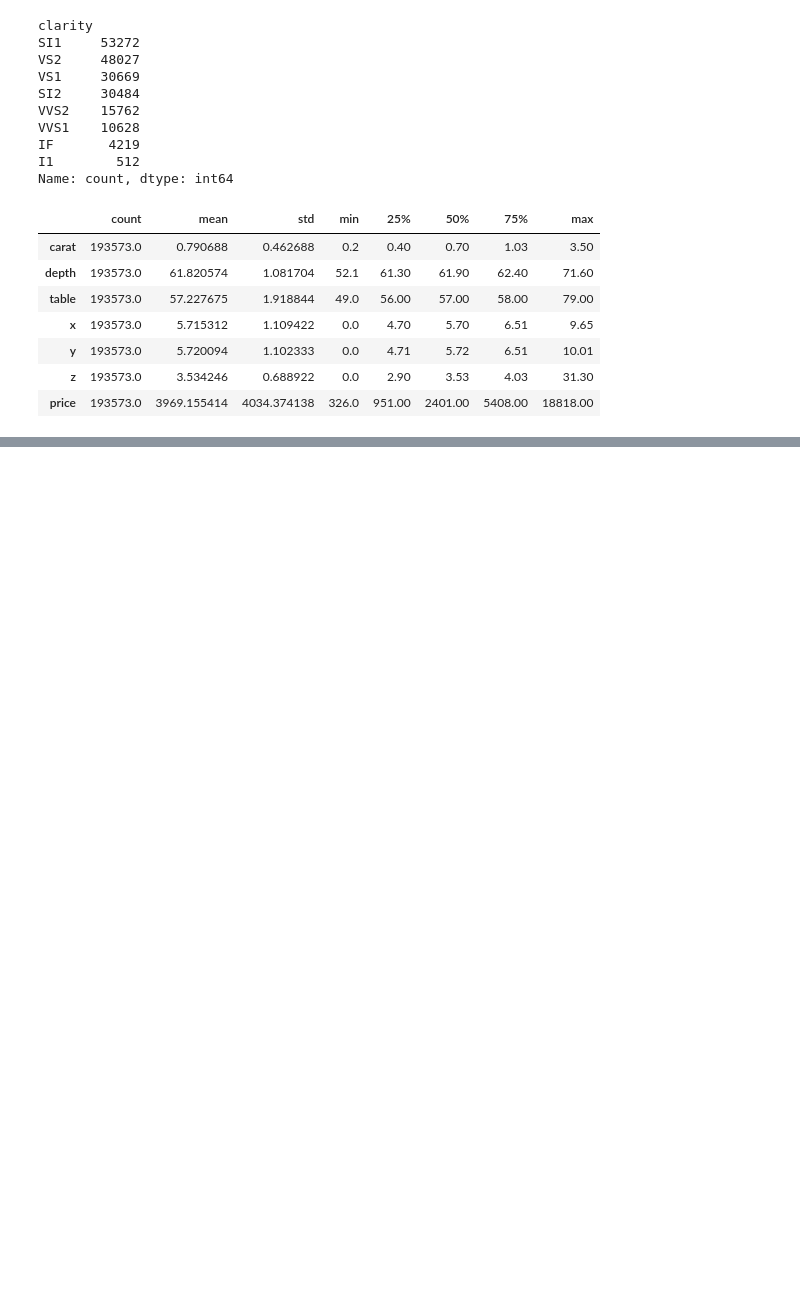
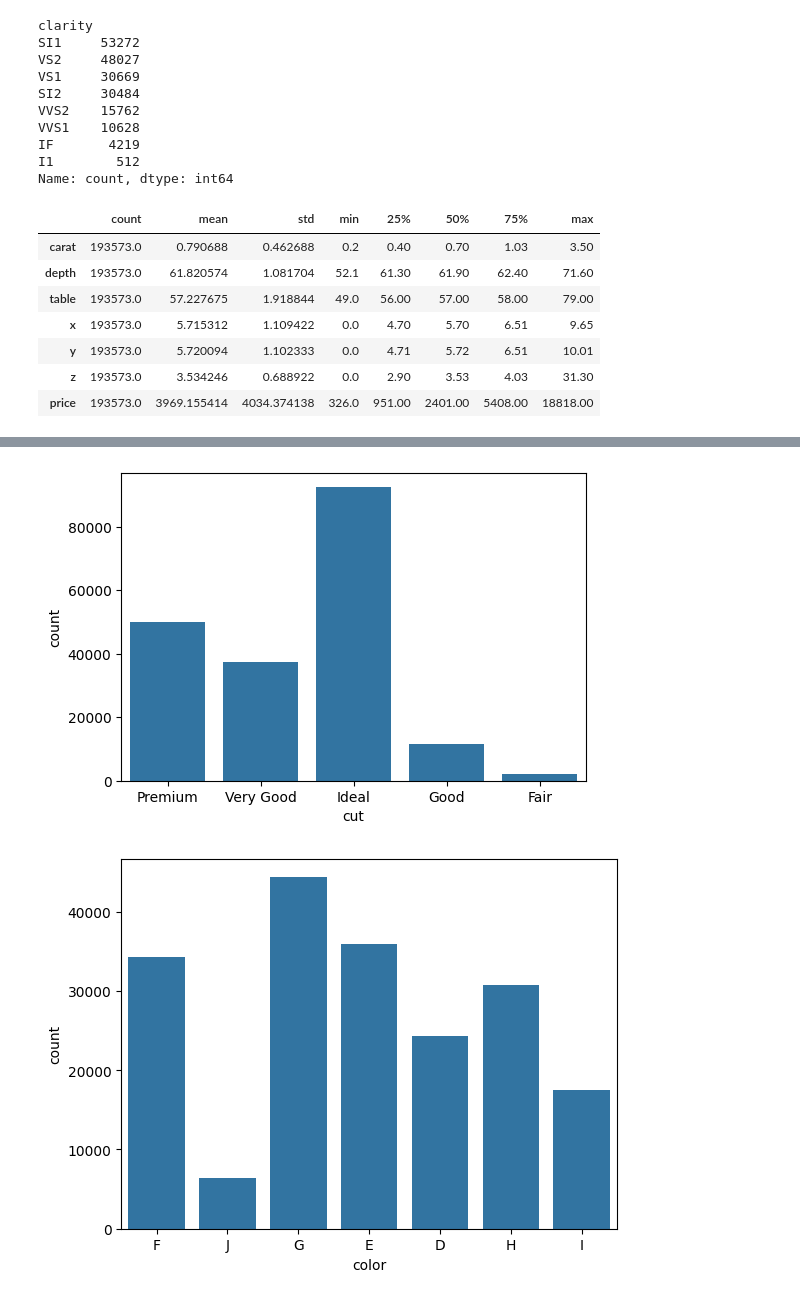
Before and after one commit to Sakshi25490/ML_ENT_Project_1.2, a Jupyter notebook: notebooks/research.ipynb, the cells around one changed output, grey strips where cells are left out. Drawn from its saved outputs; the diff is of its cells as text; code cells hidden in the pictures; blank space fills up the shorter version.

```diff
--- a/notebooks/research.ipynb
+++ b/notebooks/research.ipynb
@@ -182,0 +188,16 @@ ValueError: Could not interpret value `carat` for `x`. Value is a string, but `d
+# %%
+# categorical data plot
+
+import seaborn as sns
+import matplotlib.pyplot as plt
+plt.figure(figsize=(6,4))
+
+
+
+for col in categorical_columns:
+    sns.countplot(data=df1,x=col)
+    print("\n")
+    plt.show()
+# %% [output]
+[figure, added]
+[figure, added]
```
Also changed, not shown: parts of 10 cells of this notebook.
